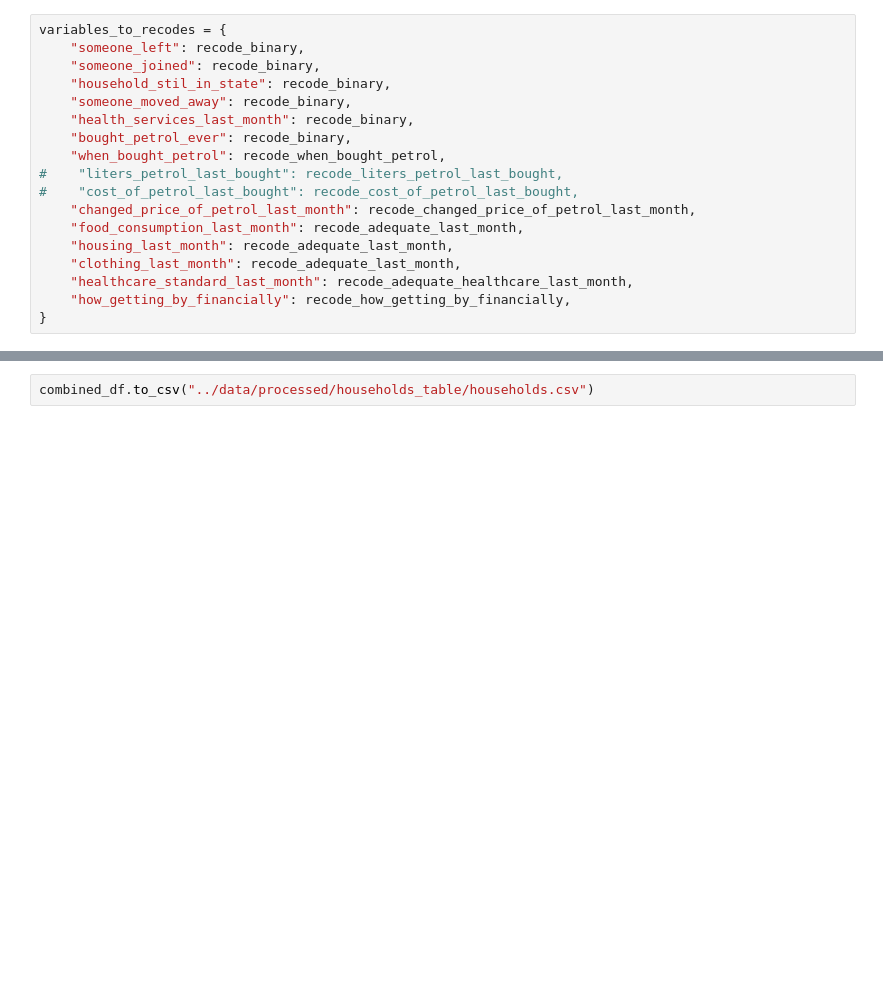
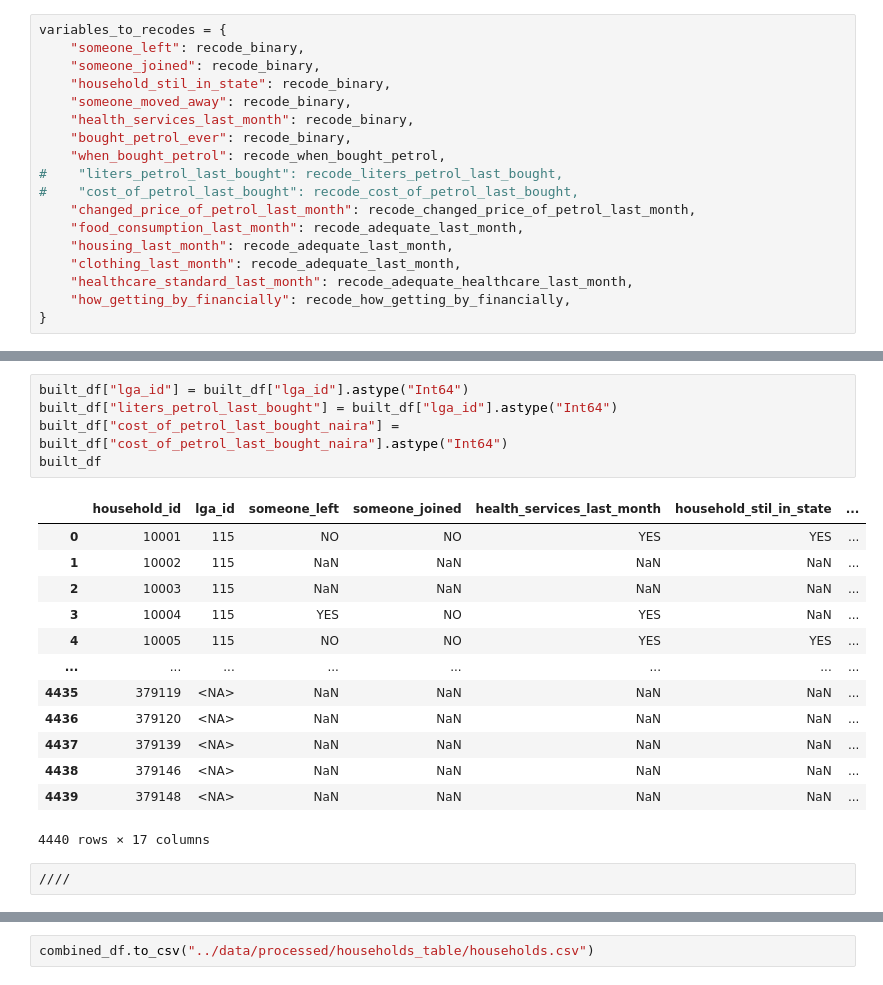
Before and after one commit to KathrynPanger/swb_databases_course_prep, a Jupyter notebook: notebooks/households_table_maker.ipynb, the cells around one changed output, grey strips where cells are left out. Cells and saved outputs as stored; diff of their text form; blank space fills up the shorter version.

```diff
--- a/notebooks/households_table_maker.ipynb
+++ b/notebooks/households_table_maker.ipynb
@@ -116 +210,22 @@ how_getting_by_financially
+# %%
+built_df["lga_id"] = built_df["lga_id"].astype("Int64")
+built_df["liters_petrol_last_bought"] = built_df["lga_id"].astype("Int64")
+built_df["cost_of_petrol_last_bought_naira"] = built_df["cost_of_petrol_last_bought_naira"].astype("Int64")
+built_df
+# %% [output]
+|  | household_id | lga_id | someone_left | someone_joined | health_services_last_month | household_stil_in_state | ... |
+| 0 | 10001 | 115 | NO | NO | YES | YES | ... |
+| 1 | 10002 | 115 | NaN | NaN | NaN | NaN | ... |
+| 2 | 10003 | 115 | NaN | NaN | NaN | NaN | ... |
+| 3 | 10004 | 115 | YES | NO | YES | NaN | ... |
+| 4 | 10005 | 115 | NO | NO | YES | YES | ... |
+| ... | ... | ... | ... | ... | ... | ... | ... |
+| 4435 | 379119 | <NA> | NaN | NaN | NaN | NaN | ... |
+| 4436 | 379120 | <NA> | NaN | NaN | NaN | NaN | ... |
+| 4437 | 379139 | <NA> | NaN | NaN | NaN | NaN | ... |
+| 4438 | 379146 | <NA> | NaN | NaN | NaN | NaN | ... |
+| 4439 | 379148 | <NA> | NaN | NaN | NaN | NaN | ... |
+4440 rows × 17 columns
+# %%
+////
 # %%
```
Also changed, not shown: parts of 16 cells of this notebook, 6 other files.
